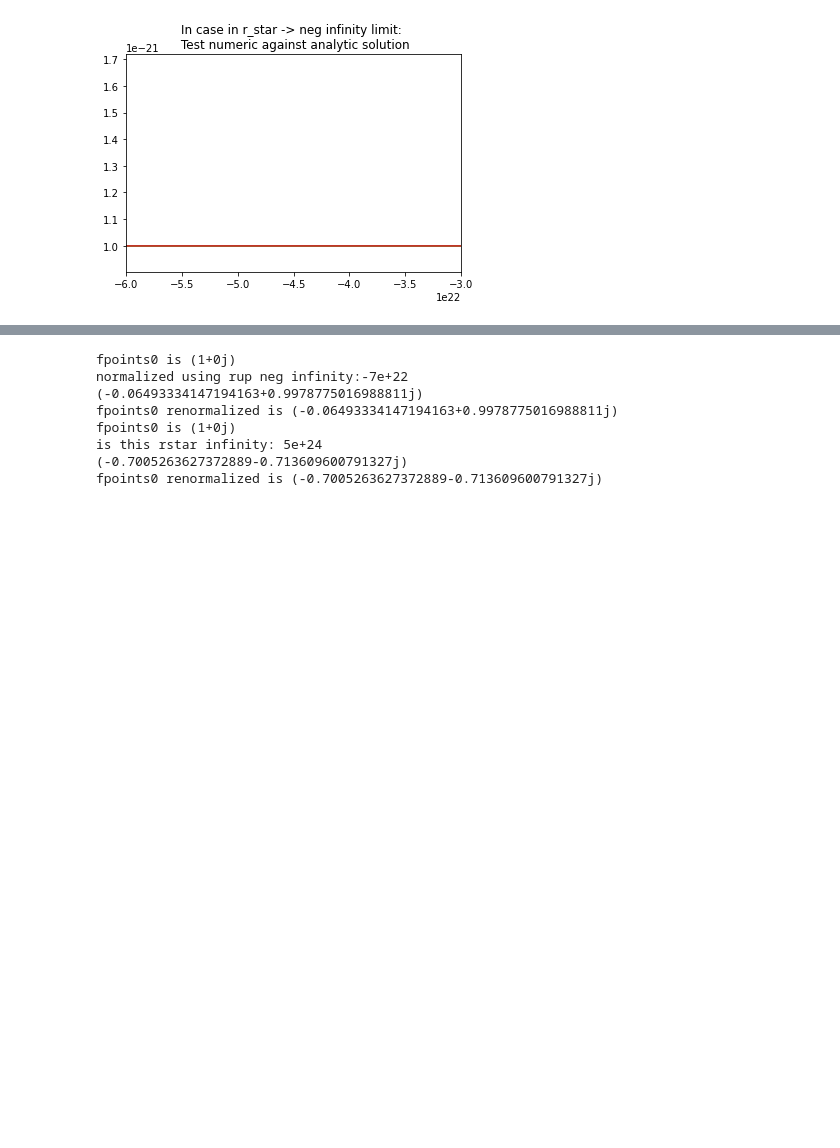
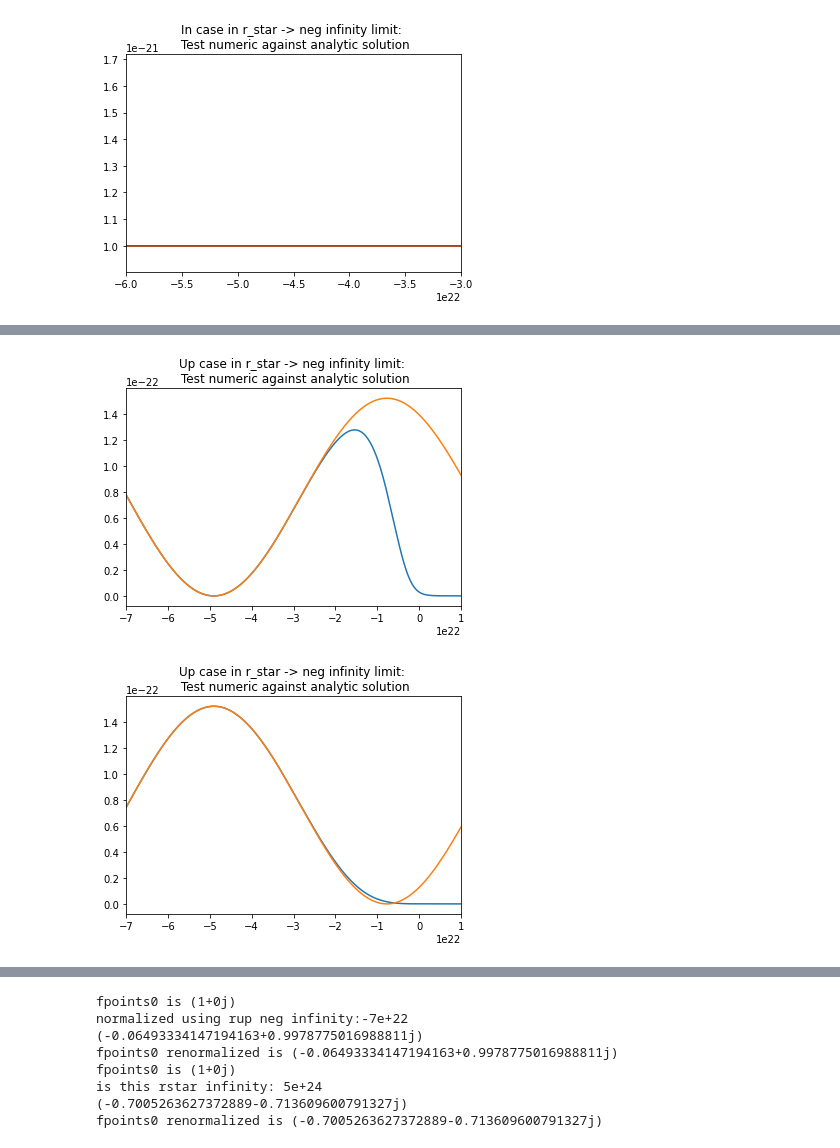
Before and after one commit to hirata10/PrimordialBlackHole, a Jupyter notebook: Wavefunction Normalization and End Behavior Check.ipynb, the cells around one changed output, grey strips where cells are left out. Saved outputs shown, nothing was run; the diff lists cells and outputs as text; code cells hidden in the pictures; blank space fills up the shorter version.

```diff
--- a/Wavefunction Normalization and End Behavior Check.ipynb
+++ b/Wavefunction Normalization and End Behavior Check.ipynb
@@ -281,0 +359,26 @@ plt.show()
+# %%
+plt.xlim(-7e22,1.e22)
+#plt.ylim(.0, .0001)
+#plt.ylim(.0000999e-17, .0001009e-17)
+plt.plot(r_points, np.abs(G_points)**2)
+#plt.plot(r_points, np.abs(F_points)**2)
+plt.plot(r_points[30310:],np.abs(checkG)**2)
+#plt.plot(r_points[0:30310],np.abs(checkF)**2)
+plt.title("Up case in r_star -> neg infinity limit: \n Test numeric against analytic solution")
+
+plt.show()
+
+
+plt.xlim(-7e22,1.e22)
+#plt.ylim(.0, .0001)
+#plt.ylim(.0000999e-17, .0001009e-17)
+#plt.plot(r_points, np.abs(G_points)**2)
+plt.plot(r_points, np.abs(F_points)**2)
+#plt.plot(r_points[30310:],np.abs(checkG)**2)
+plt.plot(r_points[30310:],np.abs(checkF)**2)
+plt.title("Up case in r_star -> neg infinity limit: \n Test numeric against analytic solution")
+
+plt.show()
+# %% [output]
+[figure, added]
+[figure, added]
```
Also changed, not shown: parts of 26 cells of this notebook.
